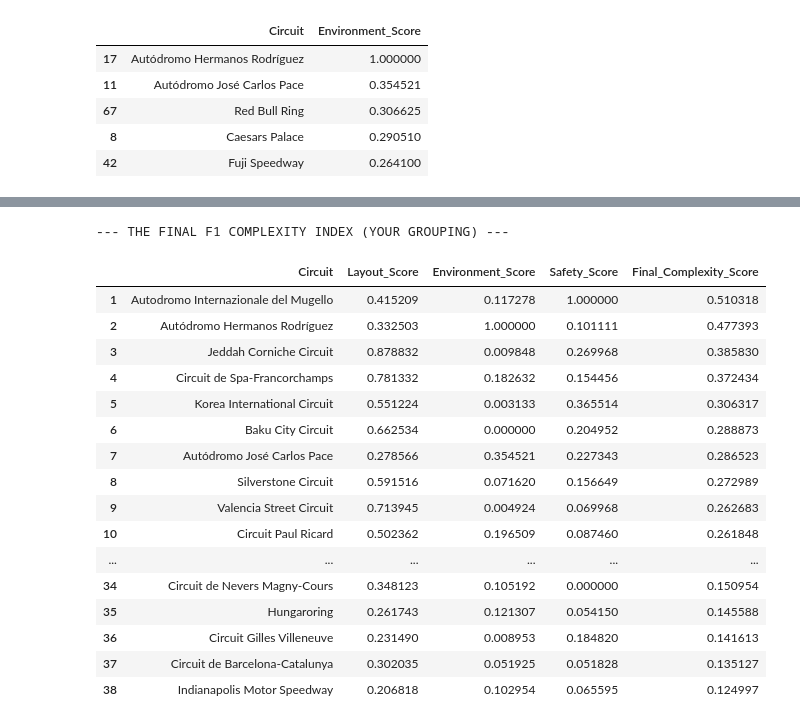
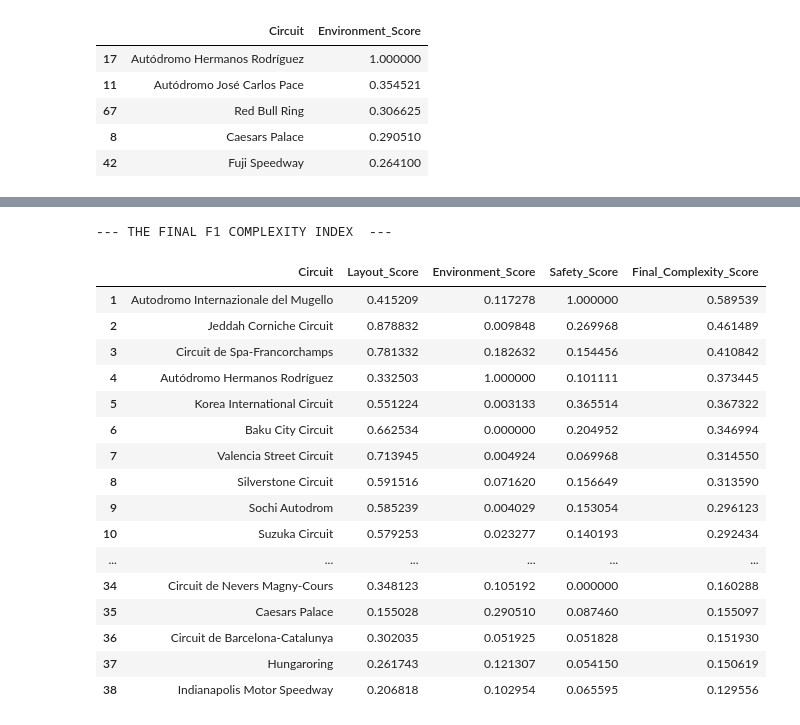
Before and after one commit to LukeHilliard/f1-complexity-index, a Jupyter notebook: analysis.ipynb, the cells around one changed output, grey strips where cells are left out. Cells and saved outputs as stored; diff of their text form; code cells hidden in the pictures.

Commit message:
Created sub indexes
Used these sub indexes to create my final index.

```diff
--- a/analysis.ipynb
+++ b/analysis.ipynb
@@ -1110,19 +1101,0 @@ NameError: name 'loading_scores' is not defined
-# %%
-
-abs_scores = loading_scores.abs()
-real_weights = abs_scores / abs_scores.sum()
-print("--- STATISTICAL WEIGHTS ---")
-print(real_weights.sort_values(ascending=False))
-print("-------------------------------------\n")
-
-master_data['Complexity_Score'] = (
-    (scaled_master_data_v2['Turns'] * real_weights['Turns']) +
-    (scaled_master_data_v2['Safety_Car_Rate'] * real_weights['Safety_Car_Rate']) +
-    (scaled_master_data_v2['Track_Length'] * real_weights['Track_Length']) +
-    (scaled_master_data_v2['Red_Flag_Rate'] * real_weights['Red_Flag_Rate']) +
-    (scaled_master_data_v2['Altitude'] * real_weights['Altitude'])
-)
-
-top_tracks = master_data[['Circuit', 'Complexity_Score']].sort_values(by='Complexity_Score', ascending=False)
-top_tracks['Position'] = range(1, len(top_tracks) + 1)
-top_tracks
@@ -1164,7 +1109,7 @@ environment_cols = ['Altitude']
 # Safety Sub-Index
 safety_cols = ['Safety_Car_Rate', 'Red_Flag_Rate']
 # %%
-layout_data = scaled_master_data[track_layout_cols]
+layout_data = scaled_master_data_all[track_layout_cols]
 
 pca_layout = PCA().fit(layout_data)
 layout_weights = pd.Series(pca_layout.components_[0], index=track_layout_cols).abs()
@@ -1176,7 +1121,8 @@ print("-------------------------------------\n")
 
 master_data['Layout_Score'] = (
     (layout_data['Turns'] * layout_weights['Turns']) +
-    (layout_data['Track_Length'] * layout_weights['Track_Length'])
+    (layout_data['Track_Length'] * layout_weights['Track_Length']) #+
+    # (layout_data['Direction'] * layout_weights['Direction'])
 )
 
 master_data[['Circuit', 'Layout_Score']].sort_values(by='Layout_Score', ascending=False).head()
@@ -1193,8 +1139,7 @@ dtype: float64
 | 6 | Baku City Circuit | 0.662534 |
 | 73 | Silverstone Circuit | 0.591516 |
 # %%
-environment_cols = ['Altitude']
-env_data = scaled_master_data[environment_cols]
+env_data = scaled_master_data_all[environment_cols]
 
 pca_env = PCA().fit(env_data)
 env_weights = pd.Series(pca_env.components_[0], index=environment_cols).abs()
@@ -1205,7 +1150,8 @@ print(env_weights.sort_values(ascending=False))
 print("-------------------------------------\n")
 
 master_data['Environment_Score'] = (
-    (env_data['Altitude'] * env_weights['Altitude'])
+    (env_data['Altitude'] * env_weights['Altitude']) #+
+    # (env_data['Circuit_Type'] * env_weights['Circuit_Type'])
 )
 
 master_data[['Circuit', 'Environment_Score']].sort_values(by='Environment_Score', ascending=False).head()
@@ -1222,7 +1168,7 @@ dtype: float64
 | 42 | Fuji Speedway | 0.264100 |
 # %%
 safety_cols = ['Safety_Car_Rate', 'Red_Flag_Rate']
-safety_data = scaled_master_data[safety_cols]
+safety_data = scaled_master_data_all[safety_cols]
 
 pca_safety = PCA().fit(safety_data)
 safety_weights = pd.Series(pca_safety.components_[0], index=safety_cols).abs()
@@ -1237,7 +1183,7 @@ master_data['Safety_Score'] = (
     (safety_data['Red_Flag_Rate'] * safety_weights['Red_Flag_Rate'])
 )
 
-master_data[['Circuit', 'Safety_Score']].sort_values(by='Safety_Score', ascending=False).head()
+master_data[['Circuit', 'Safety_Score']].sort_values(by='Safety_Score', ascending=False)
 # %% [output]
 --- WEIGHTS ---
 Safety_Car_Rate    0.524758
@@ -1253,32 +1210,32 @@ dtype: float64
 # %%
 master_data['Final_Complexity_Score'] = (
-    (master_data['Layout_Score'] * 0.333) +
-    (master_data['Environment_Score'] * 0.333) +
-    (master_data['Safety_Score'] * 0.333)
+    (master_data['Layout_Score'] * 0.40) +
+    (master_data['Environment_Score'] * 0.20) +
+    (master_data['Safety_Score'] * 0.40)
 )
 
 display_cols = ['Circuit', 'Layout_Score', 'Environment_Score', 'Safety_Score', 'Final_Complexity_Score']
 top_tracks = master_data[display_cols].sort_values(by='Final_Complexity_Score', ascending=False).reset_index(drop=True)
 top_tracks.index = top_tracks.index + 1
 
-print("--- THE FINAL F1 COMPLEXITY INDEX (YOUR GROUPING) ---")
+print("--- THE FINAL F1 COMPLEXITY INDEX  ---")
 top_tracks
 # %% [output]
---- THE FINAL F1 COMPLEXITY INDEX (YOUR GROUPING) ---
+--- THE FINAL F1 COMPLEXITY INDEX  ---
 |  | Circuit | Layout_Score | Environment_Score | Safety_Score | Final_Complexity_Score |
-| 1 | Autodromo Internazionale del Mugello | 0.415209 | 0.117278 | 1.000000 | 0.510318 |
-| 2 | Autódromo Hermanos Rodríguez | 0.332503 | 1.000000 | 0.101111 | 0.477393 |
-| 3 | Jeddah Corniche Circuit | 0.878832 | 0.009848 | 0.269968 | 0.385830 |
-| 4 | Circuit de Spa-Francorchamps | 0.781332 | 0.182632 | 0.154456 | 0.372434 |
-| 5 | Korea International Circuit | 0.551224 | 0.003133 | 0.365514 | 0.306317 |
-| 6 | Baku City Circuit | 0.662534 | 0.000000 | 0.204952 | 0.288873 |
-| 7 | Autódromo José Carlos Pace | 0.278566 | 0.354521 | 0.227343 | 0.286523 |
-| 8 | Silverstone Circuit | 0.591516 | 0.071620 | 0.156649 | 0.272989 |
-| 9 | Valencia Street Circuit | 0.713945 | 0.004924 | 0.069968 | 0.262683 |
-| 10 | Circuit Paul Ricard | 0.502362 | 0.196509 | 0.087460 | 0.261848 |
+| 1 | Autodromo Internazionale del Mugello | 0.415209 | 0.117278 | 1.000000 | 0.589539 |
+| 2 | Jeddah Corniche Circuit | 0.878832 | 0.009848 | 0.269968 | 0.461489 |
+| 3 | Circuit de Spa-Francorchamps | 0.781332 | 0.182632 | 0.154456 | 0.410842 |
+| 4 | Autódromo Hermanos Rodríguez | 0.332503 | 1.000000 | 0.101111 | 0.373445 |
+| 5 | Korea International Circuit | 0.551224 | 0.003133 | 0.365514 | 0.367322 |
+| 6 | Baku City Circuit | 0.662534 | 0.000000 | 0.204952 | 0.346994 |
+| 7 | Valencia Street Circuit | 0.713945 | 0.004924 | 0.069968 | 0.314550 |
+| 8 | Silverstone Circuit | 0.591516 | 0.071620 | 0.156649 | 0.313590 |
+| 9 | Sochi Autodrom | 0.585239 | 0.004029 | 0.153054 | 0.296123 |
+| 10 | Suzuka Circuit | 0.579253 | 0.023277 | 0.140193 | 0.292434 |
 | ... | ... | ... | ... | ... | ... |
-| 34 | Circuit de Nevers Magny-Cours | 0.348123 | 0.105192 | 0.000000 | 0.150954 |
-| 35 | Hungaroring | 0.261743 | 0.121307 | 0.054150 | 0.145588 |
-| 36 | Circuit Gilles Villeneuve | 0.231490 | 0.008953 | 0.184820 | 0.141613 |
-| 37 | Circuit de Barcelona-Catalunya | 0.302035 | 0.051925 | 0.051828 | 0.135127 |
-| 38 | Indianapolis Motor Speedway | 0.206818 | 0.102954 | 0.065595 | 0.124997 |
+| 34 | Circuit de Nevers Magny-Cours | 0.348123 | 0.105192 | 0.000000 | 0.160288 |
+| 35 | Caesars Palace | 0.155028 | 0.290510 | 0.087460 | 0.155097 |
+| 36 | Circuit de Barcelona-Catalunya | 0.302035 | 0.051925 | 0.051828 | 0.151930 |
+| 37 | Hungaroring | 0.261743 | 0.121307 | 0.054150 | 0.150619 |
+| 38 | Indianapolis Motor Speedway | 0.206818 | 0.102954 | 0.065595 | 0.129556 |
```
Also changed, not shown: parts of 4 cells of this notebook.
